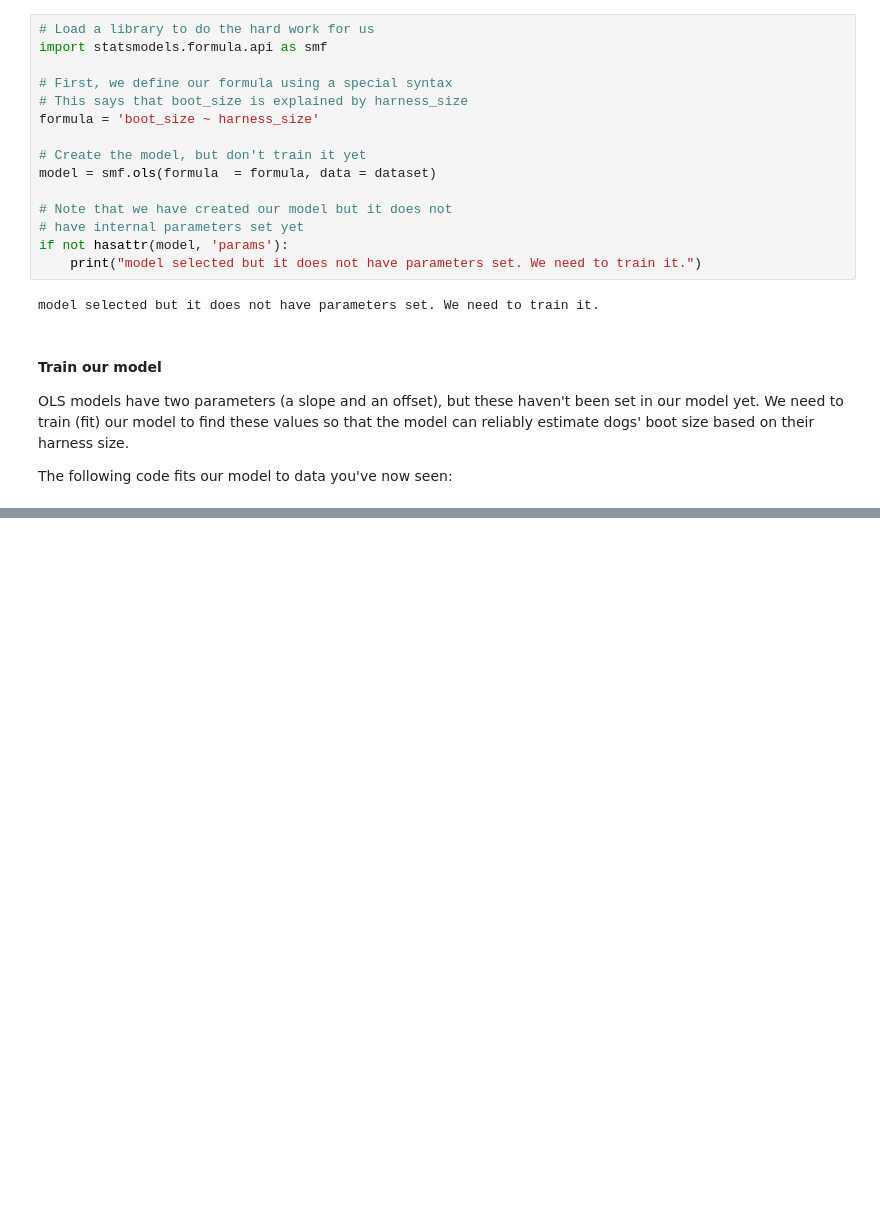
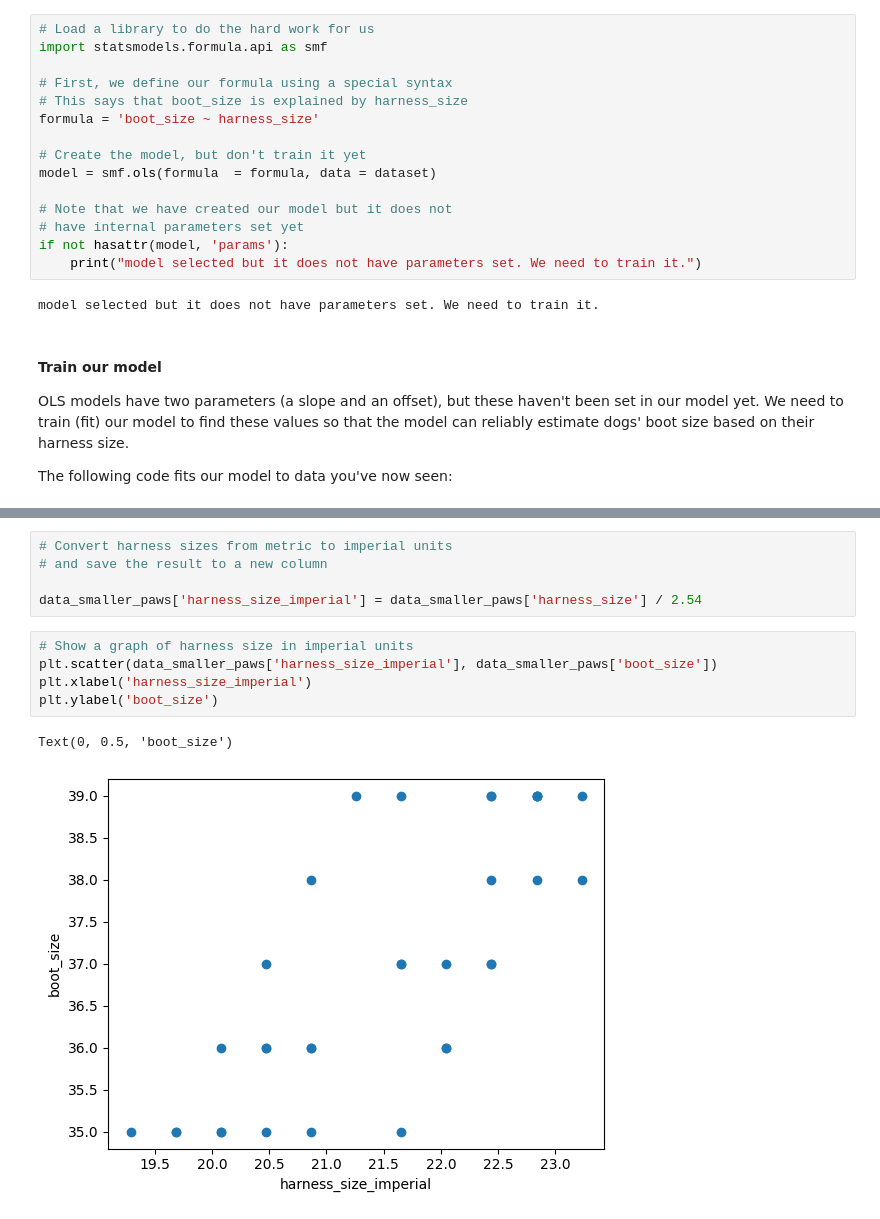
Before and after one commit to jalaljahir/courses_learning, a Jupyter notebook: MSFT_DS_for_ML/Understand_DS_for_ML.ipynb, the cells around one changed output, grey strips where cells are left out. Drawn from its saved outputs; the diff is of its cells as text; blank space fills up the shorter version.

```diff
--- a/MSFT_DS_for_ML/Understand_DS_for_ML.ipynb
+++ b/MSFT_DS_for_ML/Understand_DS_for_ML.ipynb
@@ -104,0 +327,13 @@ The following code fits our model to data you've now seen:
+# %%
+# Convert harness sizes from metric to imperial units
+# and save the result to a new column
+
+data_smaller_paws['harness_size_imperial'] = data_smaller_paws['harness_size'] / 2.54
+# %%
+# Show a graph of harness size in imperial units
+plt.scatter(data_smaller_paws['harness_size_imperial'], data_smaller_paws['boot_size'])
+plt.xlabel('harness_size_imperial')
+plt.ylabel('boot_size')
+# %% [output]
+Text(0, 0.5, 'boot_size')
+[figure, added]
```
Also changed, not shown: parts of 40 cells of this notebook, 1 other file.
